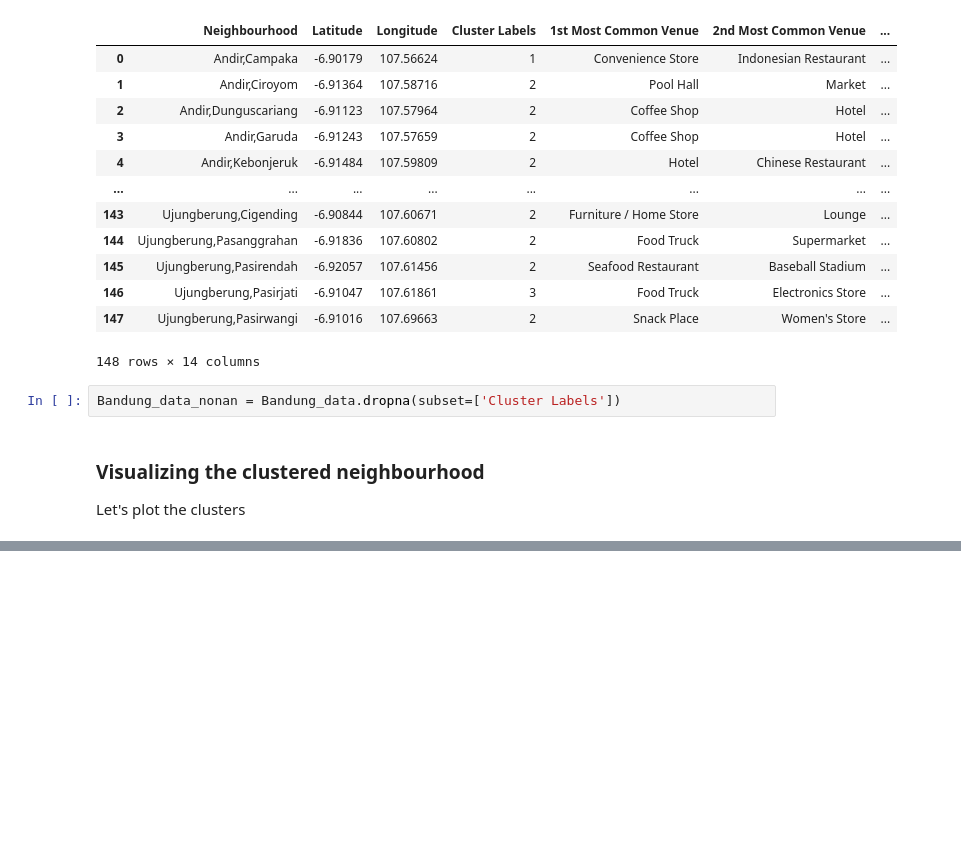
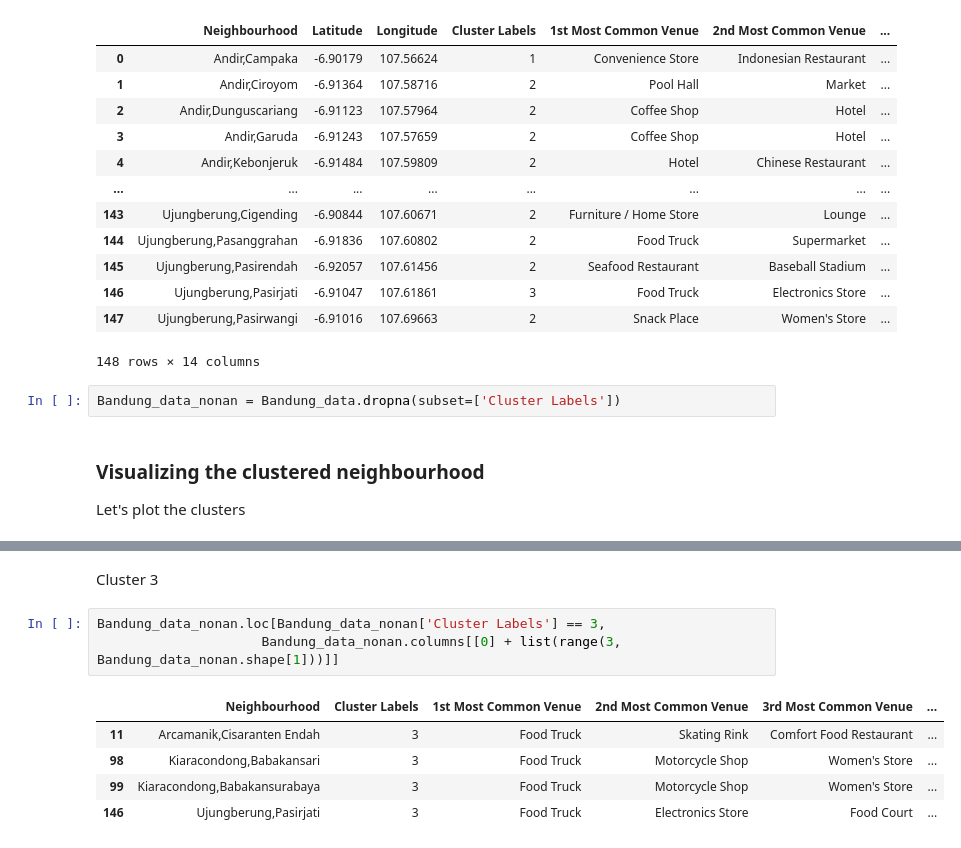
Before and after one commit to ajisumbaga7/Clustering-Kelurahan-Bandung-VS-Surabaya, a Jupyter notebook: BdgSby.ipynb, the cells around one changed output, grey strips where cells are left out. Saved outputs shown, nothing was run; the diff lists cells and outputs as text; blank space fills up the shorter version.

```diff
--- a/BdgSby.ipynb
+++ b/BdgSby.ipynb
@@ -574,0 +638,11 @@ map_clusters_Bandung
+# %% [markdown]
+Cluster 3
+# %%
+Bandung_data_nonan.loc[Bandung_data_nonan['Cluster Labels'] == 3,
+                     Bandung_data_nonan.columns[[0] + list(range(3, Bandung_data_nonan.shape[1]))]]
+# %% [output]
+|  | Neighbourhood | Cluster Labels | 1st Most Common Venue | 2nd Most Common Venue | 3rd Most Common Venue | ... |
+| 11 | Arcamanik,Cisaranten Endah | 3 | Food Truck | Skating Rink | Comfort Food Restaurant | ... |
+| 98 | Kiaracondong,Babakansari | 3 | Food Truck | Motorcycle Shop | Women's Store | ... |
+| 99 | Kiaracondong,Babakansurabaya | 3 | Food Truck | Motorcycle Shop | Women's Store | ... |
+| 146 | Ujungberung,Pasirjati | 3 | Food Truck | Electronics Store | Food Court | ... |
```
Also changed, not shown: parts of 25 cells of this notebook.
